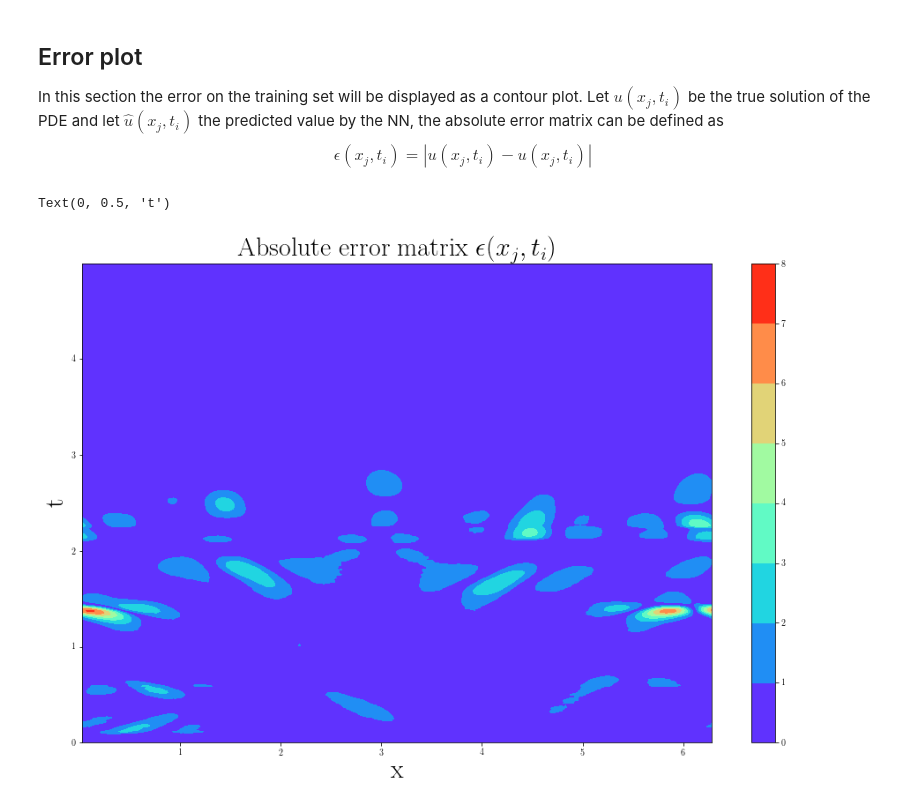
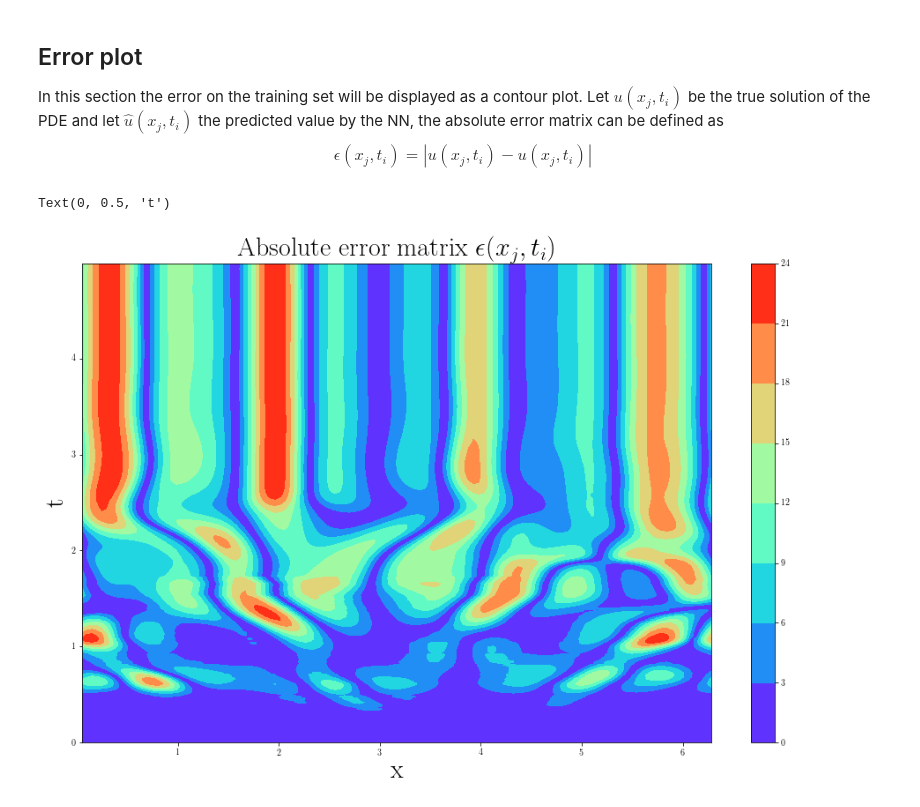
Before and after one commit to Steriva/MfM_Assignment, a Jupyter notebook: exe02b_NN_KS.ipynb, the cells around one changed output. Cells and saved outputs as stored; diff of their text form; code cells hidden in the pictures.

```diff
--- a/exe02b_NN_KS.ipynb
+++ b/exe02b_NN_KS.ipynb
@@ -166,13 +179,14 @@ The loss function is the Mean Square Error (MSE) and the optimizer is 'adam'.
 # %%
 NN_model = keras.models.Sequential()
 
-NN_model.add(layers.Dense(64, input_dim = n, activation='sigmoid', name='Input')) # input layer
-NN_model.add(layers.Dense(128, activation='tanh'))
-NN_model.add(layers.Dense(128, activation='relu'))
-NN_model.add(layers.Dense(n,  activation='linear',name='Output')) #output layer
+NN_model.add(layers.Dense(32, input_dim = n+1, activation='sigmoid', name='Input')) # input layer
+NN_model.add(layers.Dense(64, activation='tanh'))
+NN_model.add(layers.Dense(64, activation='relu'))
+NN_model.add(layers.Dense(n+1,  activation='linear',name='Output')) #output layer
 
 # changes at 100 epochs, 600 epochs, 1200 epochs
-learningRate = keras.optimizers.schedules.PiecewiseConstantDecay( [3200, 19200, 38400], [1e-3, 1e-4, 5e-5, 2e-5])
+learningRate = keras.optimizers.schedules.PiecewiseConstantDecay( [16 * 80, 16 * 400, 16 * 900], [1e-2, 1e-3, 5e-4, 1e-4])
+
 NN_model.compile( loss='mse',
                   optimizer=keras.optimizers.Adam(learning_rate = learningRate) )
 # %% [markdown]
@@ -180,5 +194,6 @@ Now, we can train out net with 1500 epochs.
 # %%
-History = NN_model.fit(input, output, epochs=1500, batch_size=32)
+History = NN_model.fit(input, output, epochs=1000, batch_size=32,
+                       validation_data = [val_input, val_output])
 # %%
 fig2 = plt.figure()
 plt.semilogy(History.history['loss'])
@@ -197,17 +212,18 @@ plt.show()
 # %% [markdown]
 # Comparison between true training solution and NN
 # %%
-u_NN_training = np.zeros((len(x), len(t)))
-u_NN_training[:,0] = u[:,0];
+u_NN_training = np.zeros((len(x)+1, int(len(t)/2)))
+u_NN_training[0,0] = t[0]
+u_NN_training[1:,0] = u[:,0]
 
-progressBar = tqdm.notebook.tqdm(desc="Predicting PDE solution", total=len(t)-1)
+progressBar = tqdm.notebook.tqdm(desc="Predicting PDE solution", total=len(t)/2-1)
 # This second command must be uncommented when executing it as a .py script
 # progressBar = tqdm.notebook.tqdm(desc="Solving PDE", total=numsteps)
 
-for jj in range(0, len(t)-1):
-  tmp = np.reshape(u_NN_training[:,jj], [1, len(x)])
+for jj in range(0, int(len(t)/2)-1):
+  tmp = np.reshape(u_NN_training[:,jj], [1, len(x)+1])
   tmpOUT = NN_model.predict(tmp)
-  u_NN_training[:,jj+1] = np.reshape(tmpOUT, [len(x)])
+  u_NN_training[:,jj+1] = np.reshape(tmpOUT, [len(x)+1])
   progressBar.update(1)
 # %%
 fig3 = plt.figure()
@@ -227,14 +243,16 @@ plt.title('Training - KS Equation', fontsize = 20)
 # plt.xlabel('$t$', fontsize = 30)
 plt.ylabel('$x$', fontsize = 30)
 
+X_NN, T_NN = np.meshgrid(x, t[::2])
+
 plt.subplot(2,1,2)
 
 if contourBool == True:
   ax = plt.gca(projection='3d')
-  surf = ax.plot_surface(T, X, u_NN.T, rstride=1, cstride=1, cmap=cm.rainbow,
+  surf = ax.plot_surface(T_NN, X_NN, u_NN_training[1:,:].T, rstride=1, cstride=1, cmap=cm.rainbow,
       linewidth=0, antialiased=False)
 else:
-  surf = plt.contourf(T, X, u_NN.T, cmap=cm.rainbow)
+  surf = plt.contourf(T_NN, X_NN, u_NN_training[1:,:].T, cmap=cm.rainbow)
   plt.colorbar()
 
 
@@ -255,16 +273,16 @@ In this section the error on the training set will be displayed as a contour plo
 \epsilon(x_j, t_i) = \left| u(x_j,t_i) - \hat{u}(x_j,t_i)\right|
 \end{equation}
 # %%
-abs_error_training = abs(u-u_NN_training)
+abs_error_training = abs(u[:,::2]-u_NN_training[1:,:])
 
 plt.figure()
 
 # Plotting the absolute error matrix
-surf = plt.contourf(X, T, abs_error_training.T, cmap=cm.rainbow)
+surf = plt.contourf(X_NN, T_NN, abs_error_training.T, cmap=cm.rainbow)
 plt.title('Absolute error matrix $\epsilon(x_j, t_i)$', fontsize = 30)
 plt.colorbar()
 plt.xlabel('x', fontsize = 30)
 plt.ylabel('t', fontsize = 30)
 # %% [output]
 Text(0, 0.5, 't')
-[figure, old version]
+[figure, new version]
```
Also changed, not shown: parts of 11 cells of this notebook.
